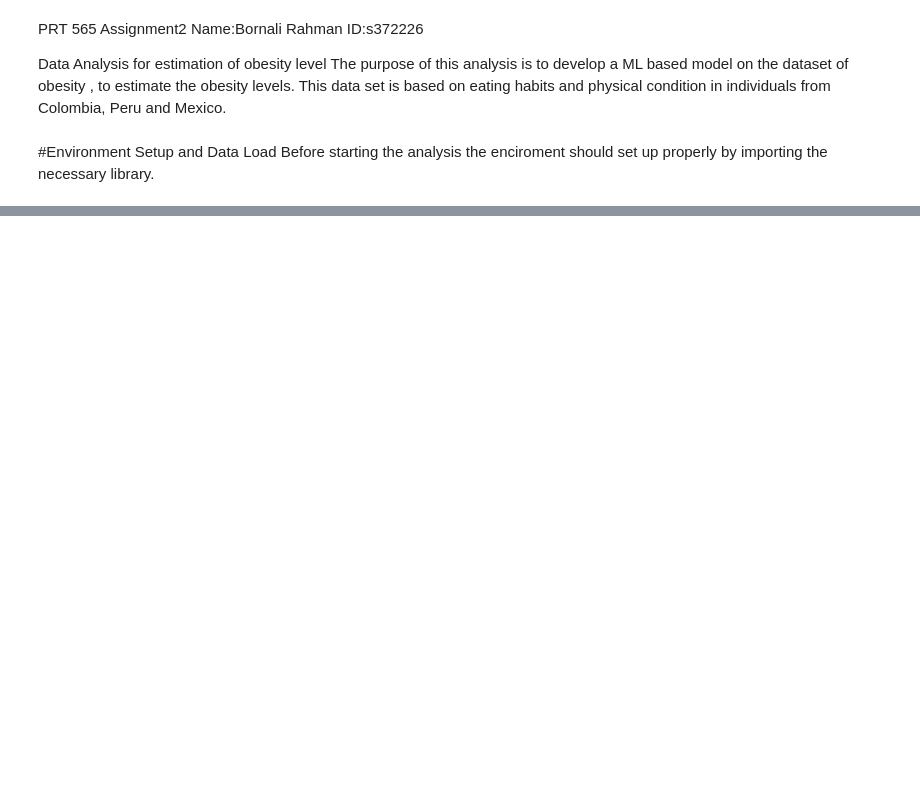
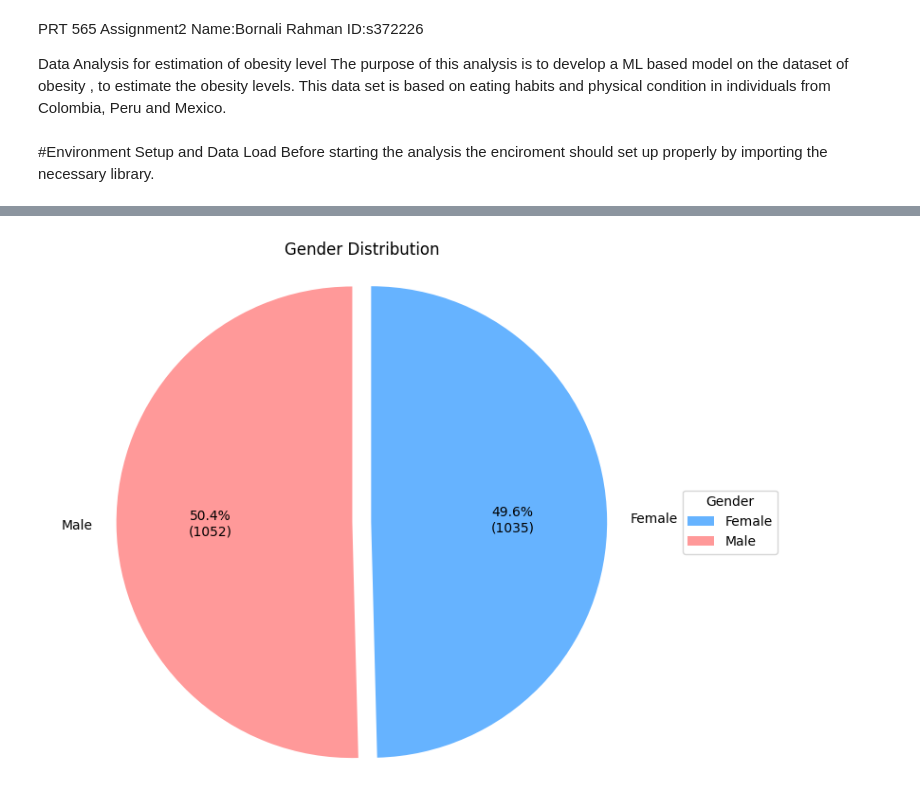
Before and after one commit to Bornali13/ML_Assignment_2_Obesity-data, a Jupyter notebook: analysis.ipynb, the cells around one changed output, grey strips where cells are left out. Drawn from its saved outputs; the diff is of its cells as text; code cells hidden in the pictures; blank space fills up the shorter version.

```diff
--- a/analysis.ipynb
+++ b/analysis.ipynb
@@ -24,0 +302,48 @@ NameError: name 'pd' is not defined
+# %%
+#Gender
+import numpy as np
+import pandas as pd
+import matplotlib.pyplot as plt
+
+# use dfc if you created it; otherwise fall back to df
+data = dfc.copy() if "dfc" in globals() else df.copy()
+
+# Clean/standardise Gender values
+s = data["Gender"].astype(str).str.strip().str.title()   # e.g., 'Male', 'Female'
+
+# Desired order for legend/labels (falls back to observed order if different)
+gender_order = ["Female", "Male"] if {"Female","Male"}.issubset(set(s.unique())) \
+               else list(s.value_counts().index)
+
+# Counts in that order
+counts = s.value_counts().reindex(gender_order, fill_value=0)
+
+# Style: explode the biggest slice a bit
+explode = [0.08 if i == np.argmax(counts.values) else 0.0 for i in range(len(counts))]
+colors  = ["#66b3ff", "#ff9999"][:len(counts)]          # 2 colors
+wp      = {"linewidth": 1}
+
+def autopct_pct_count(pct):
+    n = int(round(pct/100.0 * counts.sum()))
+    return f"{pct:.1f}%\n({n})"
+
+fig, ax = plt.subplots(figsize=(8, 6))
+wedges, texts, autotexts = ax.pie(
+    counts.values,
+    labels=counts.index,
+    explode=explode,
+    colors=colors,
+    startangle=90,
+    counterclock=False,
+    autopct=autopct_pct_count,
+    wedgeprops=wp,
+    textprops={"color": "black"}
+)
+
+ax.axis("equal")
+ax.set_title("Gender Distribution")
+ax.legend(wedges, counts.index, title="Gender", loc="center left", bbox_to_anchor=(1.0, 0.5))
+plt.tight_layout()
+plt.show()
+# %% [output]
+[figure, added]
```
Also changed, not shown: parts of 34 cells of this notebook.
